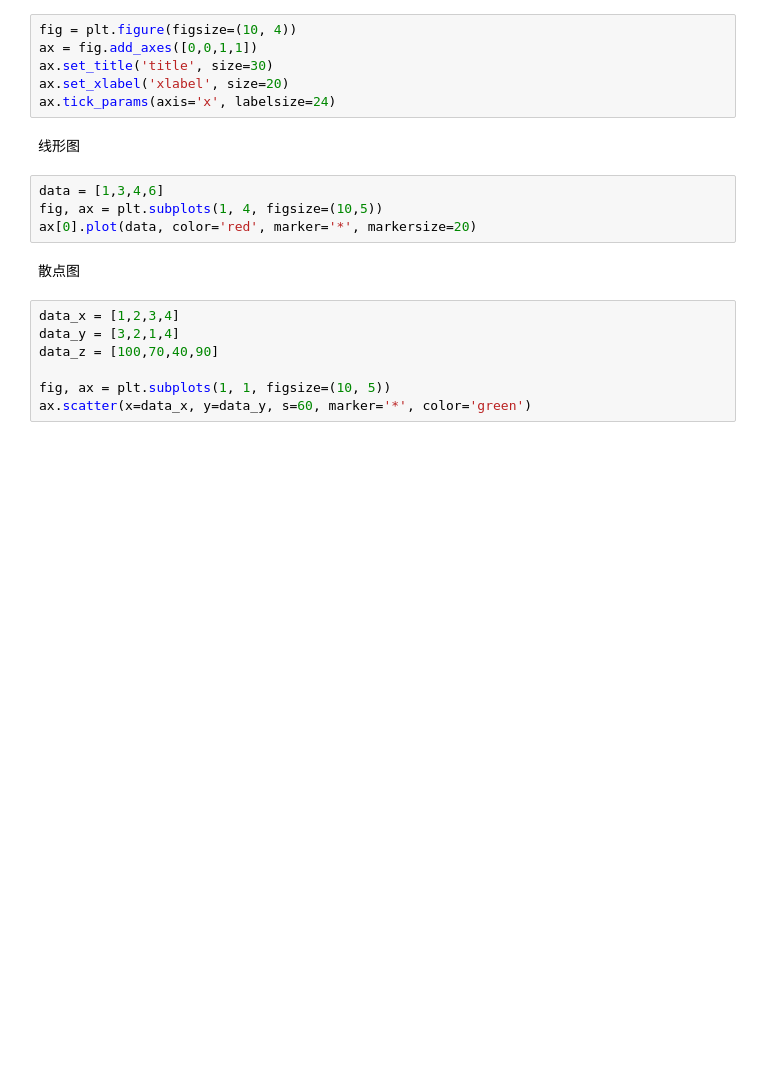
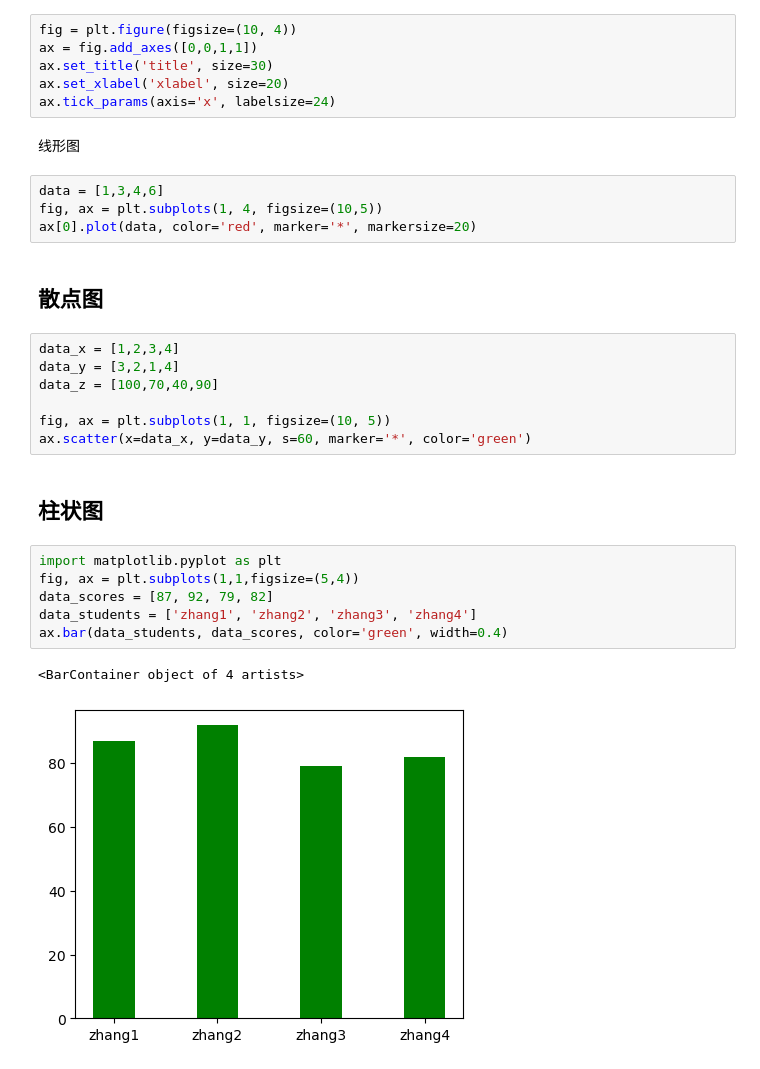
Before and after one commit to Oahiynus/syhPython, a Jupyter notebook: OpenSourceGIS/test.ipynb, the cells around one changed output. Saved outputs shown, nothing was run; the diff lists cells and outputs as text; blank space fills up the shorter version.

```diff
--- a/OpenSourceGIS/test.ipynb
+++ b/OpenSourceGIS/test.ipynb
@@ -52,8 +52,8 @@ ax.tick_params(axis='x', labelsize=24)
 data = [1,3,4,6]
 fig, ax = plt.subplots(1, 4, figsize=(10,5))
 ax[0].plot(data, color='red', marker='*', markersize=20)
-# %% [markdown]
-散点图
+# %% [markdown]
+## 散点图
 # %%
 data_x = [1,2,3,4]
 data_y = [3,2,1,4]
@@ -61,3 +61,14 @@ data_z = [100,70,40,90]
 
 fig, ax = plt.subplots(1, 1, figsize=(10, 5))
 ax.scatter(x=data_x, y=data_y, s=60, marker='*', color='green')
+# %% [markdown]
+## 柱状图
+# %%
+import matplotlib.pyplot as plt
+fig, ax = plt.subplots(1,1,figsize=(5,4))
+data_scores = [87, 92, 79, 82]
+data_students = ['zhang1', 'zhang2', 'zhang3', 'zhang4']
+ax.bar(data_students, data_scores, color='green', width=0.4)
+# %% [output]
+<BarContainer object of 4 artists>
+[figure, added]
```
Also changed, not shown: parts of 3 cells of this notebook.
